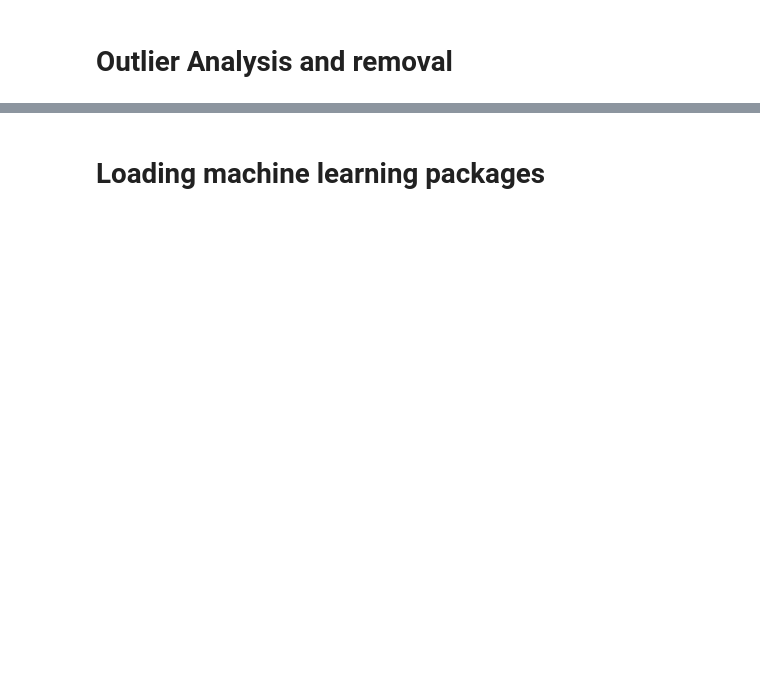
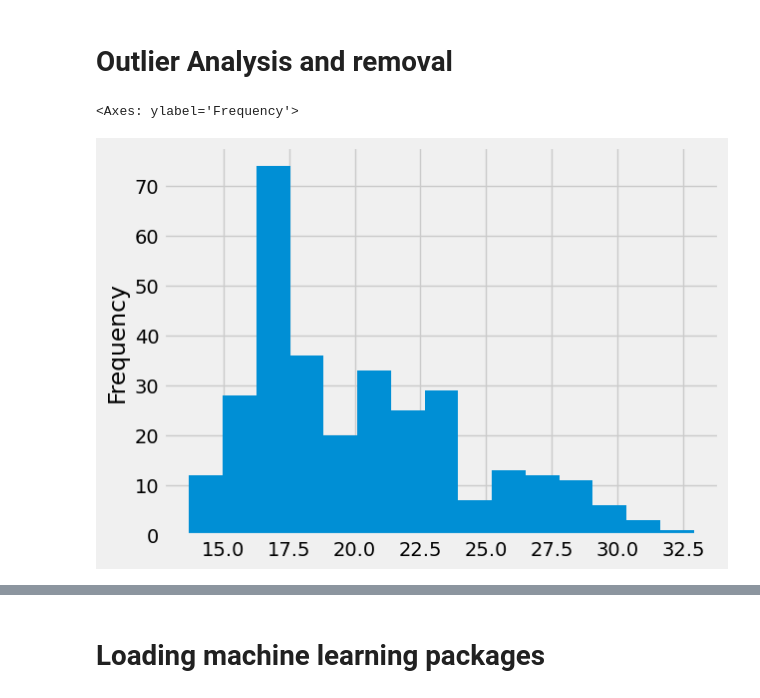
Before and after one commit to jaeseung11/Battery_Electric_vehicle, a Jupyter notebook: multi_output_ev_consumed_energy_김재승.ipynb, the cells around one changed output, grey strips where cells are left out. Cells and saved outputs as stored; diff of their text form; code cells hidden in the pictures; blank space fills up the shorter version.

```diff
--- a/multi_output_ev_consumed_energy_김재승.ipynb
+++ b/multi_output_ev_consumed_energy_김재승.ipynb
@@ -40,3 +269,3 @@ data['Fuel_Type'].unique()
 # %%
-df=data.drop(columns=['CO2 Emissions_(g/km)','CO2 _Rating','Smog_Rating','Fuel_Type'])
+data_df = data_df.drop(columns=['CO2 Emissions_(g/km)','CO2 _Rating','Smog_Rating','Fuel_Type'])
 # %%
@@ -48,5 +314,8 @@ df.corr()
 # %% [markdown]
 #  Outlier Analysis and removal
 # %%
-df['C_City (kWh/100 km)'].plot(kind='hist', bins=15)
+data_df['C_City (kWh/100 km)'].plot(kind='hist', bins=15)
+# %% [output]
+<Axes: ylabel='Frequency'>
+[figure, added]
 # %%
```
Also changed, not shown: parts of 54 cells of this notebook.
